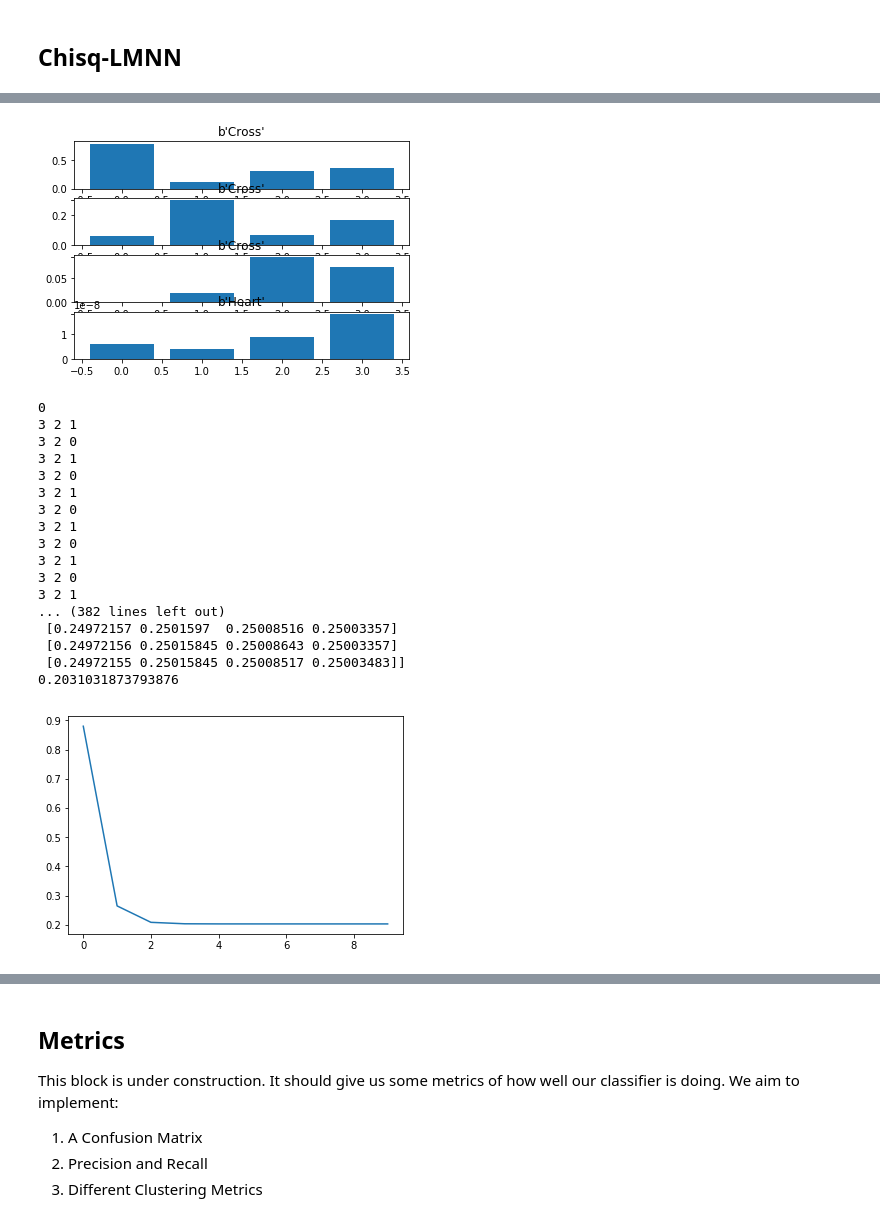
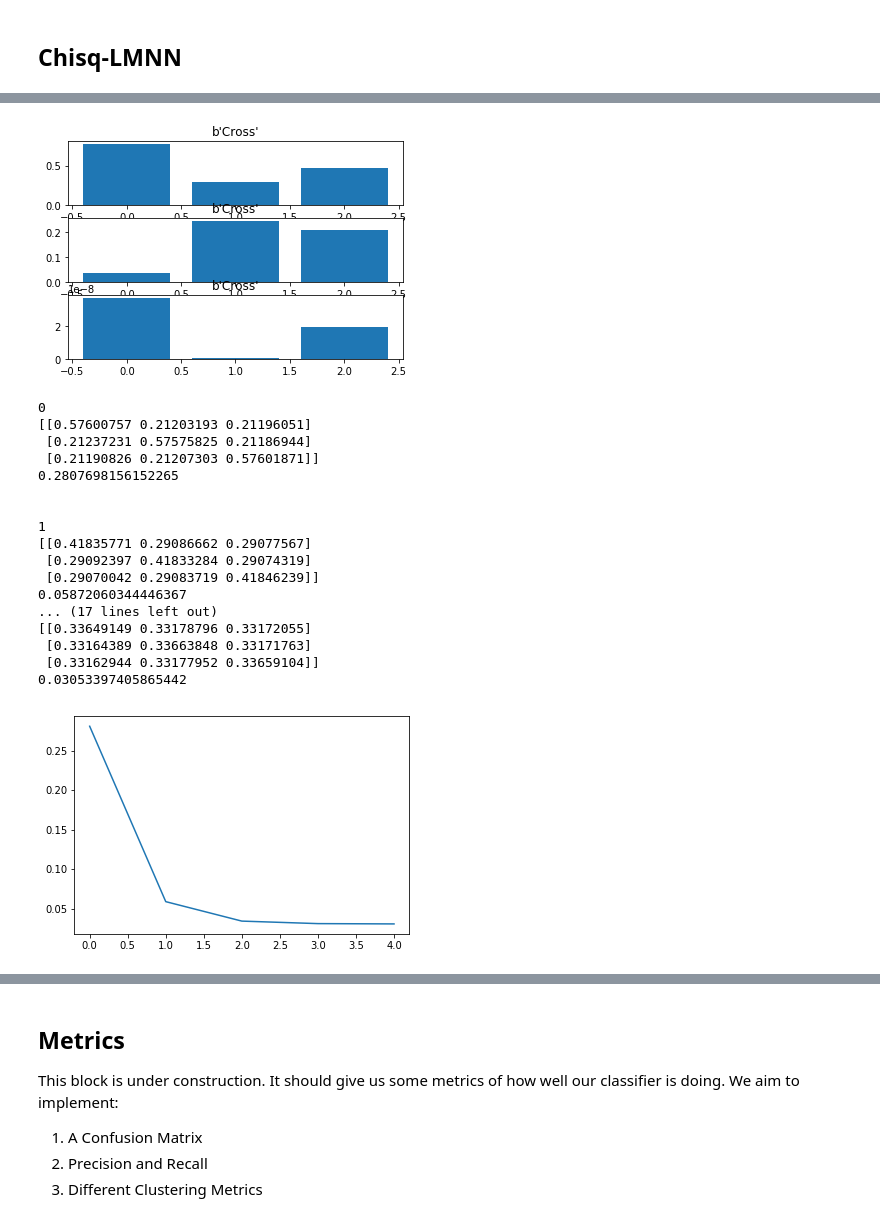
Before and after one commit to matterport/Mask_RCNN, a Jupyter notebook: samples/wireframe/One-Shot.ipynb, the cells around one changed output, grey strips where cells are left out. Saved outputs shown, nothing was run; the diff lists cells and outputs as text; code cells hidden in the pictures.

```diff
--- a/samples/wireframe/One-Shot.ipynb
+++ b/samples/wireframe/One-Shot.ipynb
@@ -221,7 +228,7 @@ plots.histogram_plot(embeddings, label)
 # %% [markdown]
 ## Chisq-LMNN
 # %%
-pca = sk_decomp.PCA(n_components=len(indicies))
+pca = sk_decomp.PCA(n_components=3)
 pca.fit(embeddings.T)
 embeddings = pca.transform(embeddings.T)
 embeddings = abs(embeddings / np.linalg.norm(embeddings))
@@ -234,6 +241,6 @@ Explained variance of low dimensional data is: 0.9999999850988389
 # %%
 plots.histogram_plot(embeddings, label)
 # %% [output]
-[figure, old version]
+[figure, new version]
 # %%
 #It's very important to set the margin very low as the data points are quite densly packed
@@ -256,39 +263,39 @@ def update_step(G):
     new_L = L - alpha * G
     L = softmax(new_L)
 # %%
-ITERATIONS = 10
+ITERATIONS = 5
 lossList = []
 
 for i in range(ITERATIONS):
     print(i)
     Gt, loss = ChisqLMNN.gradient_and_loss_function(embeddings, label, L)
     lossList.append(loss)
     update_step(Gt)
     print(L)
     print(loss)
     print("\n")
 
 plt.plot(lossList, '-')
 plt.show()
 # %% [output]
 0
-3 2 1
-3 2 0
-3 2 1
-3 2 0
-3 2 1
-3 2 0
-3 2 1
-3 2 0
-3 2 1
-3 2 0
-3 2 1
-... (382 lines left out)
- [0.24972157 0.2501597  0.25008516 0.25003357]
- [0.24972156 0.25015845 0.25008643 0.25003357]
- [0.24972155 0.25015845 0.25008517 0.25003483]]
-0.2031031873793876
+[[0.57600757 0.21203193 0.21196051]
+ [0.21237231 0.57575825 0.21186944]
+ [0.21190826 0.21207303 0.57601871]]
+0.2807698156152265
+
+
+1
+[[0.41835771 0.29086662 0.29077567]
+ [0.29092397 0.41833284 0.29074319]
+ [0.29070042 0.29083719 0.41846239]]
+0.05872060344446367
+... (17 lines left out)
+[[0.33649149 0.33178796 0.33172055]
+ [0.33164389 0.33663848 0.33171763]
+ [0.33162944 0.33177952 0.33659104]]
+0.03053397405865442
-[figure, old version]
+[figure, new version]
 # %%
 plots.histogram_plot(L @ embeddings, labels)
 print(L @ embeddings)
```
Also changed, not shown: parts of 6 cells of this notebook, 1 other file.
